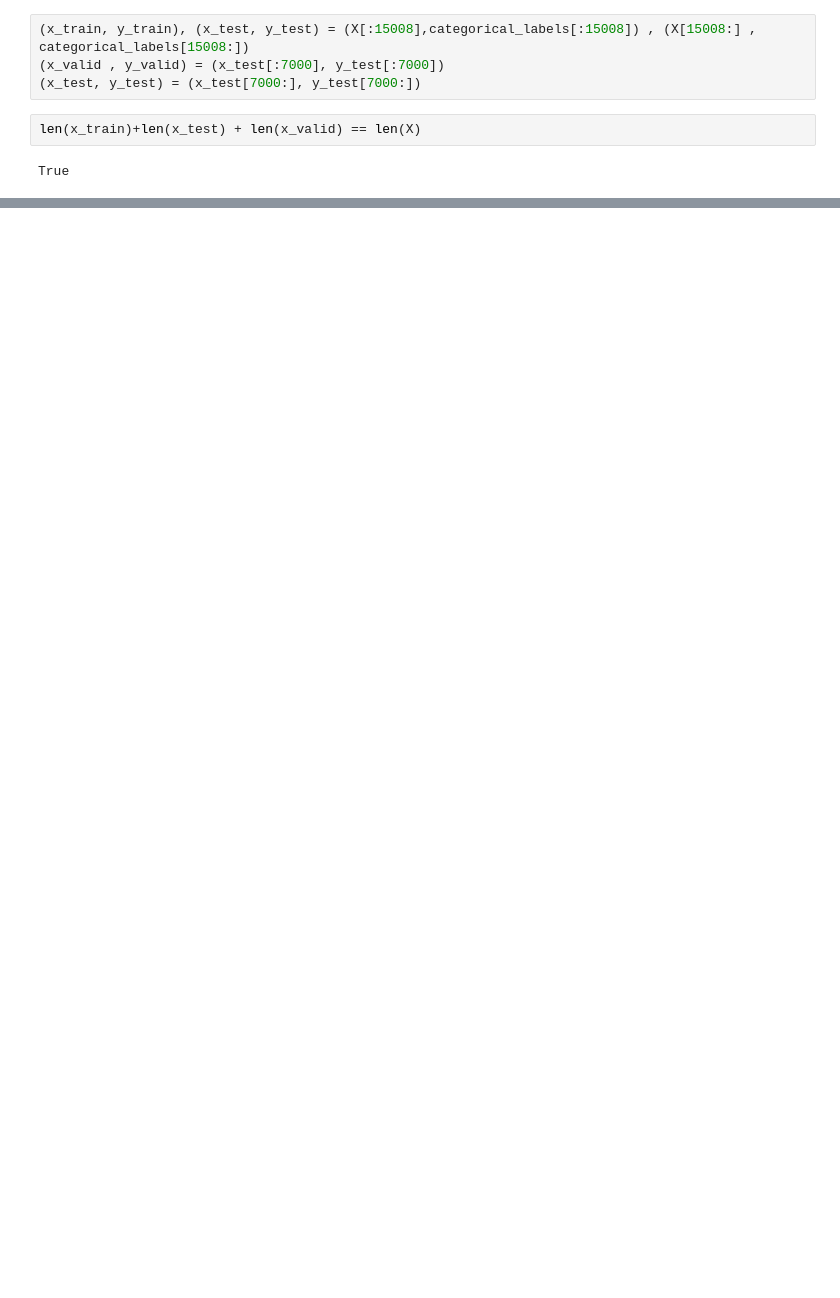
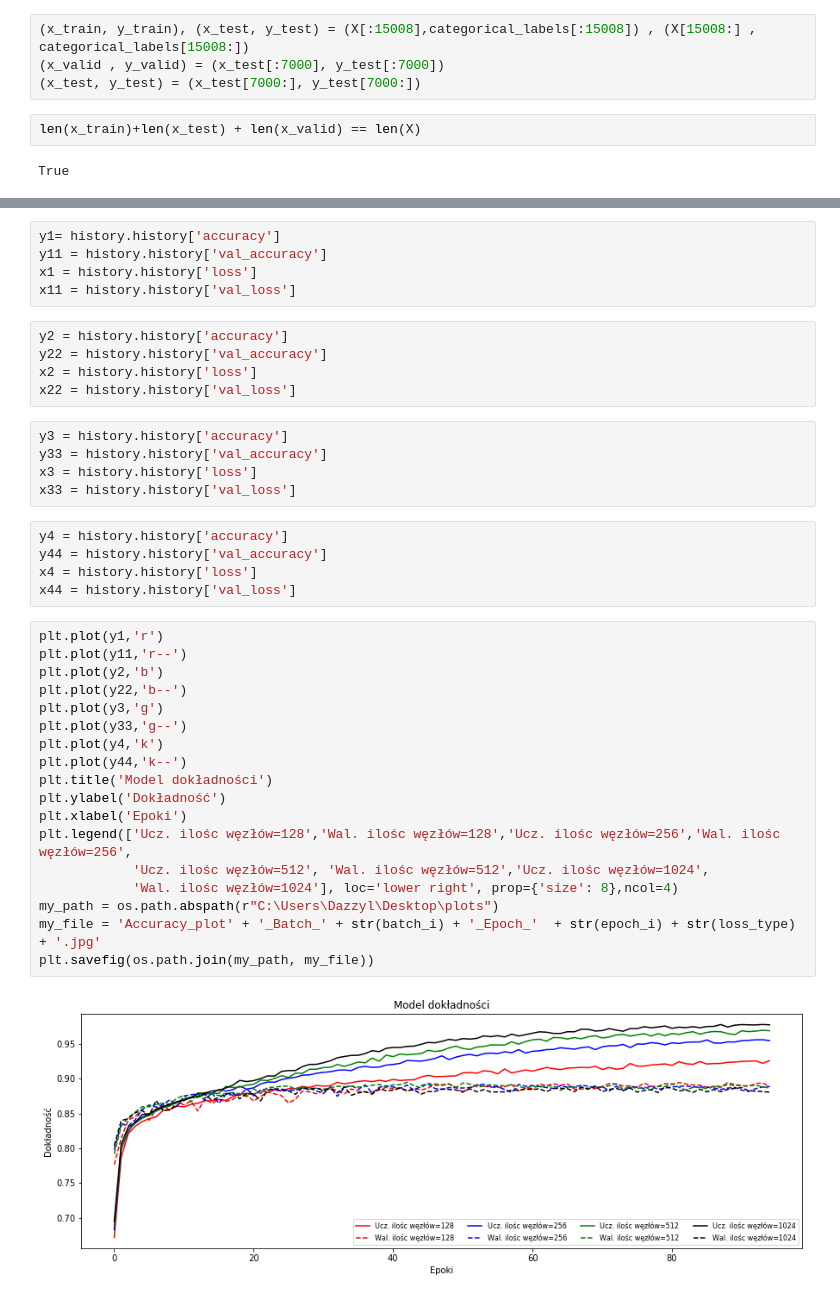
Before and after one commit to PPawlaszczyk/Master-Thesis-Gender, a Jupyter notebook: Gender.ipynb, the cells around one changed output, grey strips where cells are left out. Saved outputs shown, nothing was run; the diff lists cells and outputs as text; blank space fills up the shorter version.

```diff
--- a/Gender.ipynb
+++ b/Gender.ipynb
@@ -151,2 +420,42 @@ model.save_weights('model.h5')
+# %%
+y1= history.history['accuracy']
+y11 = history.history['val_accuracy']
+x1 = history.history['loss']
+x11 = history.history['val_loss']
+# %%
+y2 = history.history['accuracy']
+y22 = history.history['val_accuracy']
+x2 = history.history['loss']
+x22 = history.history['val_loss']
+# %%
+y3 = history.history['accuracy']
+y33 = history.history['val_accuracy']
+x3 = history.history['loss']
+x33 = history.history['val_loss']
+# %%
+y4 = history.history['accuracy']
+y44 = history.history['val_accuracy']
+x4 = history.history['loss']
+x44 = history.history['val_loss']
+# %%
+plt.plot(y1,'r')
+plt.plot(y11,'r--')
+plt.plot(y2,'b')
+plt.plot(y22,'b--')
+plt.plot(y3,'g')
+plt.plot(y33,'g--')
+plt.plot(y4,'k')
+plt.plot(y44,'k--')
+plt.title('Model dokładności')
+plt.ylabel('Dokładność')
+plt.xlabel('Epoki')
+plt.legend(['Ucz. ilośc węzłów=128','Wal. ilośc węzłów=128','Ucz. ilośc węzłów=256','Wal. ilośc węzłów=256',
+            'Ucz. ilośc węzłów=512', 'Wal. ilośc węzłów=512','Ucz. ilośc węzłów=1024',
+            'Wal. ilośc węzłów=1024'], loc='lower right', prop={'size': 8},ncol=4)
+my_path = os.path.abspath(r"C:\Users\Dazzyl\Desktop\plots")
+my_file = 'Accuracy_plot' + '_Batch_' + str(batch_i) + '_Epoch_'  + str(epoch_i) + str(loss_type) + '.jpg'
+plt.savefig(os.path.join(my_path, my_file))
+# %% [output]
+[figure, added]
 # %%
 #epoch  changing
```
Also changed, not shown: parts of 20 cells of this notebook, 1 other file.
